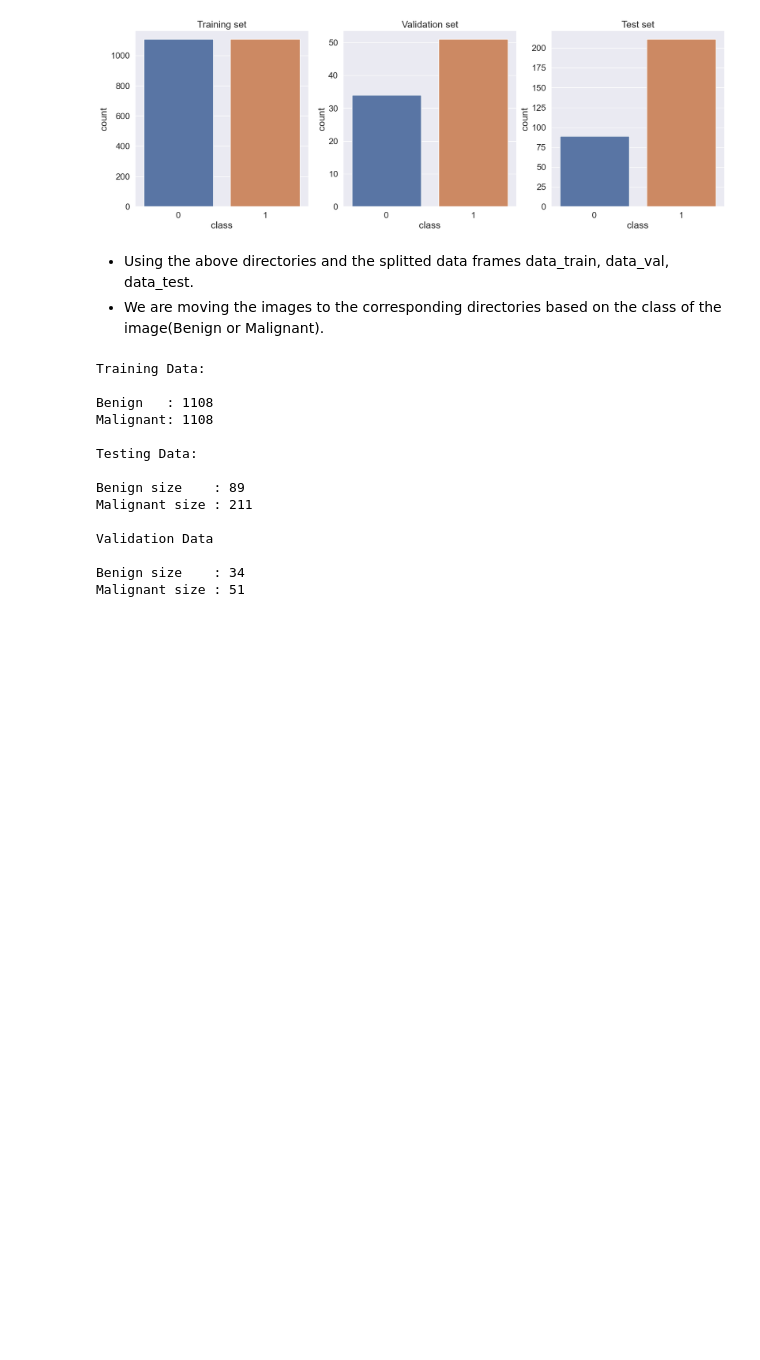
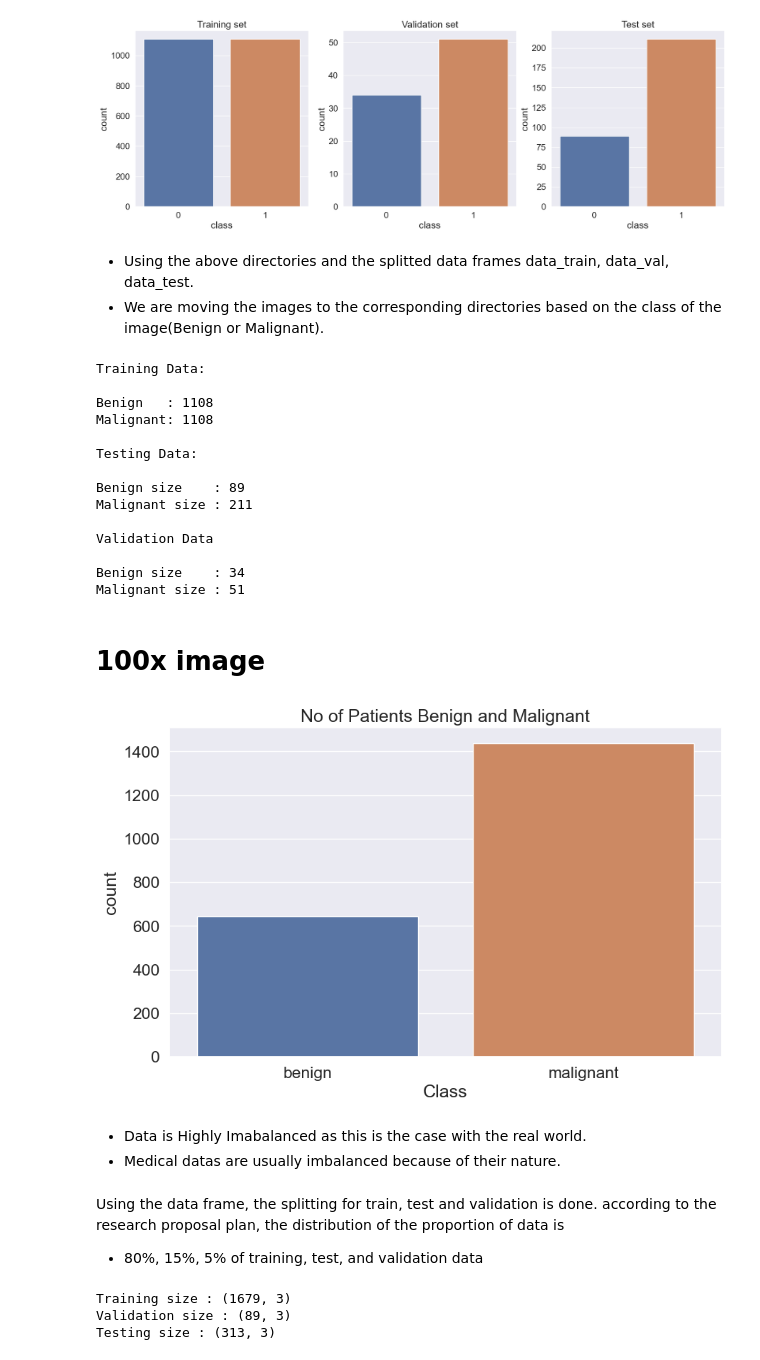
Before and after one commit to tobialbertino/skripsi, a Jupyter notebook: src/magnify-Praprocess.ipynb, the cells around one changed output. Drawn from its saved outputs; the diff is of its cells as text; code cells hidden in the pictures; blank space fills up the shorter version.

Commit message:
praProcess magnify done

```diff
--- a/src/magnify-Praprocess.ipynb
+++ b/src/magnify-Praprocess.ipynb
@@ -261,3 +261,21 @@ Validation Data
 
 Benign size    : 34
 Malignant size : 51
+# %% [markdown]
+# 100x image
+# %%
+plt.figure(figsize=(10,6))
+sns.set(font_scale = 1.5)
+sns.set_style("darkgrid")
+sns.countplot(x=df_100x['label']);
+plt.xlabel("Class")
+plt.title("No of Patients Benign and Malignant");
+# %% [output]
+[figure, added]
+# %% [markdown]
+- Data is Highly Imabalanced as this is the case with the real world.
+- Medical datas are usually imbalanced because of their nature.
+# %% [markdown]
+Using the data frame, the splitting for train, test and validation is done.
+according to the research proposal plan, the distribution of the proportion of data is
+- 80%, 15%, 5% of training, test, and validation data
@@ -263,0 +286,8 @@ Malignant size : 51
+# %%
+print("Training size :", data_train.shape)
+print("Validation size :", data_val.shape)
+print("Testing size :", data_test.shape)
+# %% [output]
+Training size : (1679, 3)
+Validation size : (89, 3)
+Testing size : (313, 3)
```
Also changed, not shown: parts of 43 cells of this notebook.
